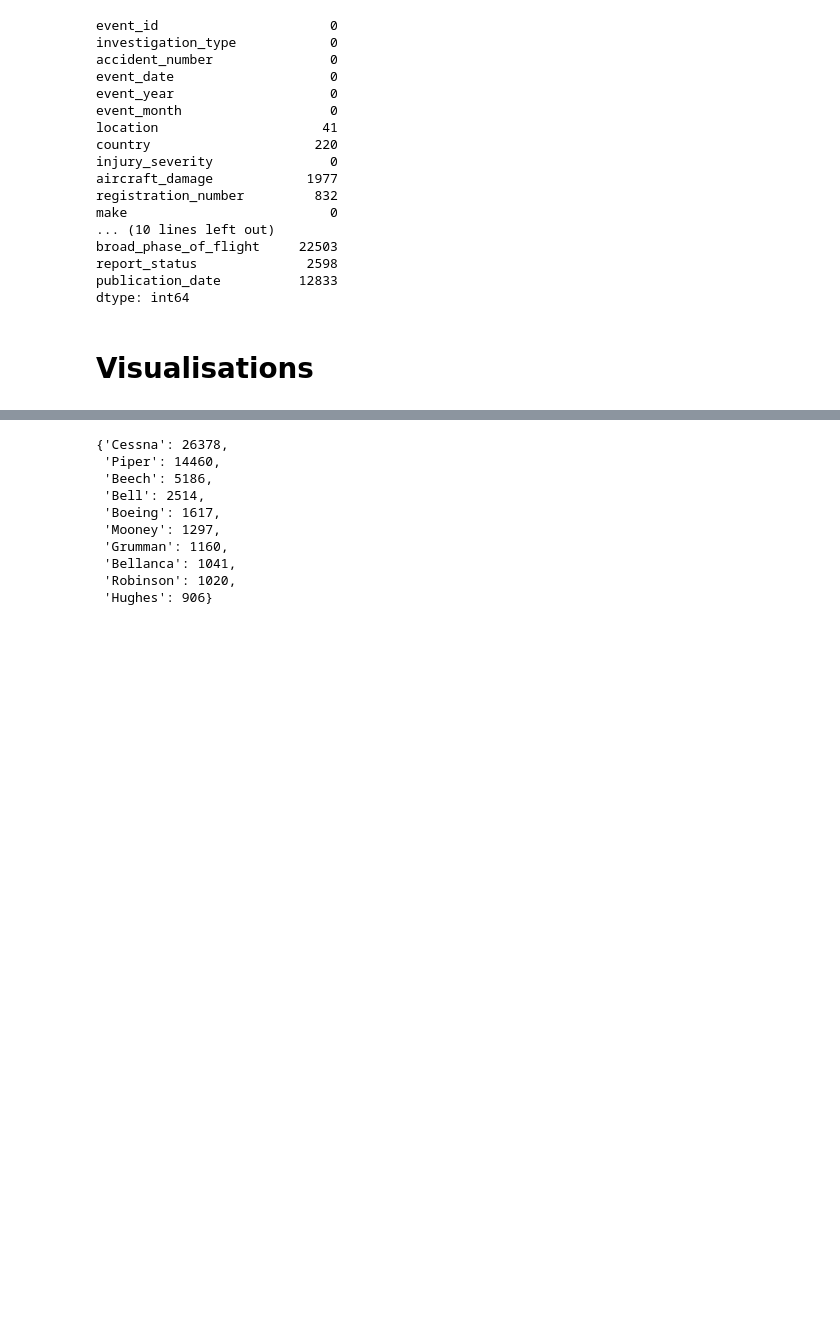
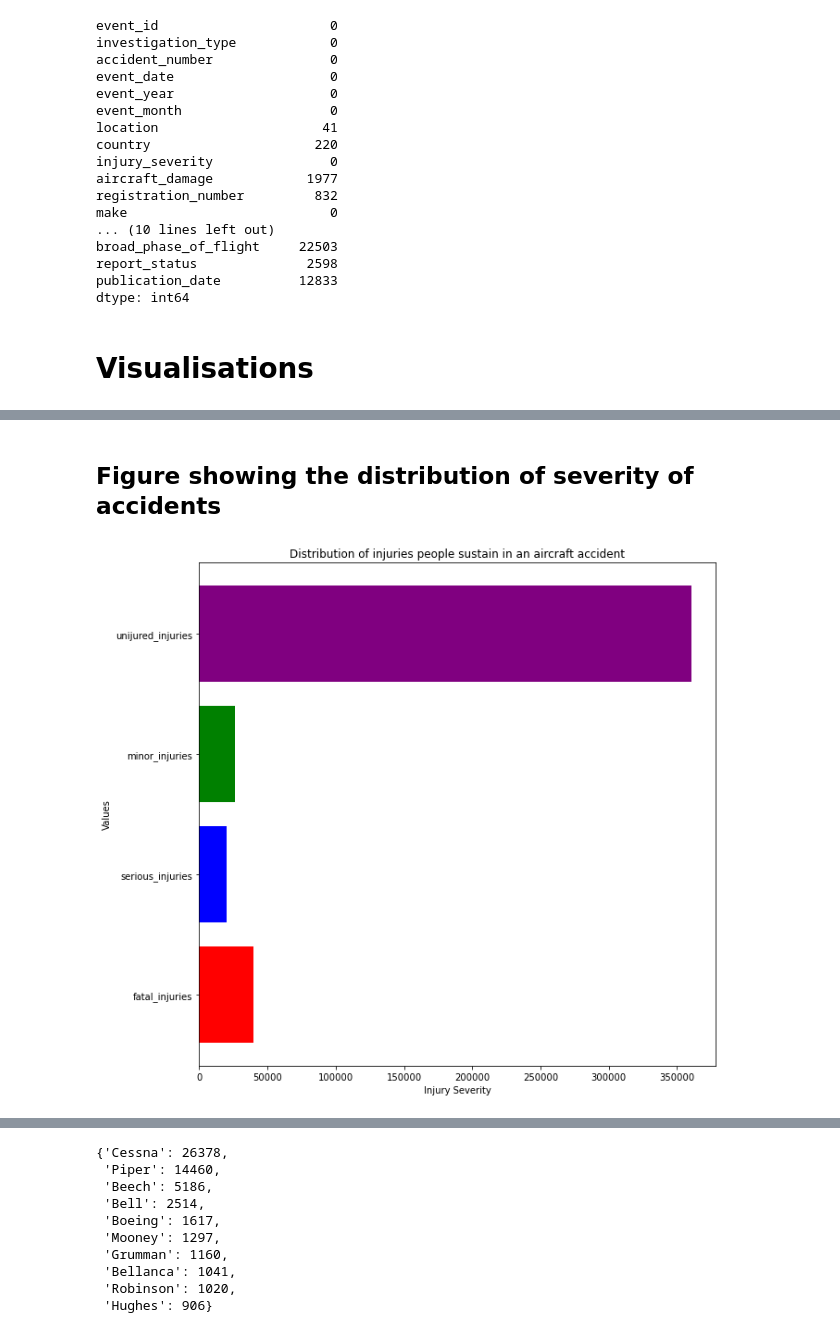
Before and after one commit to stephenmungai/phase1_project, a Jupyter notebook: index.ipynb, the cells around one changed output, grey strips where cells are left out. Cells and saved outputs as stored; diff of their text form; code cells hidden in the pictures; blank space fills up the shorter version.

```diff
--- a/index.ipynb
+++ b/index.ipynb
@@ -958,0 +982,27 @@ cleaned_aviation_data_df.head()
+# %% [markdown]
+## Figure showing the distribution of severity of accidents
+# %%
+#Create a dataframe grouping event_year to the no of people affected by each type of accidents
+dist_of_injuries=cleaned_aviation_data_df.groupby('injury_severity')['total_fatal_injuries','total_serious_injuries','total_minor_injuries','total_uninjured'].sum()
+dist_of_injuries=dist_of_injuries.reset_index()
+dist_of_injuries.drop(columns='injury_severity',inplace=True)
+
+#Create a dictionary to store the sum of the injuries
+injury_data={
+    "fatal_injuries":sum(dist_of_injuries['total_fatal_injuries']),
+    "serious_injuries":sum(dist_of_injuries['total_serious_injuries']),
+    "minor_injuries":sum(dist_of_injuries['total_minor_injuries']),
+    "unijured_injuries":sum(dist_of_injuries['total_uninjured'])
+}
+injury_type=list(injury_data.keys())
+injury_values=list(injury_data.values())
+
+fig,ax=plt.subplots(figsize=(10,10))
+
+ax.barh(injury_type,injury_values,color=['red','blue','green','purple'])
+plt.title('Distribution of injuries people sustain in an aircraft accident')
+plt.xlabel('Injury Severity')
+plt.ylabel('Values')
+plt.show();
+# %% [output]
+[figure, added]
```
Also changed, not shown: parts of 28 cells of this notebook.
